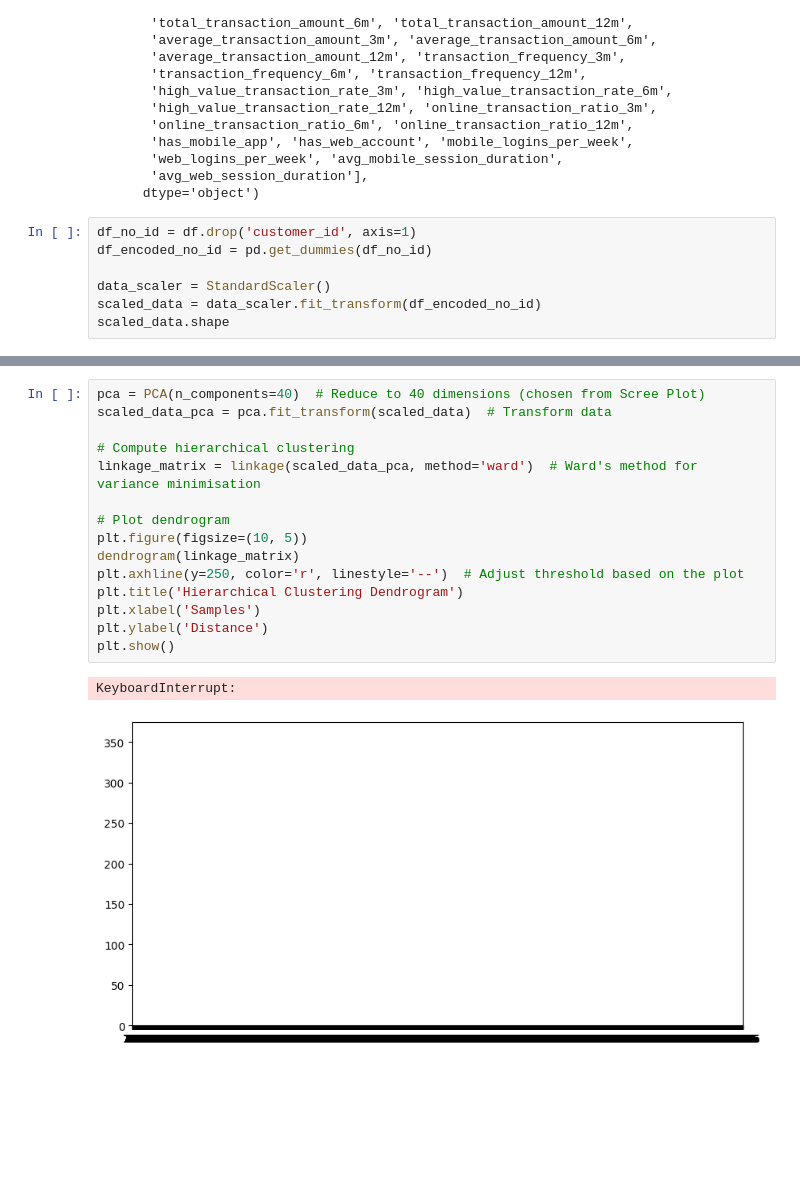
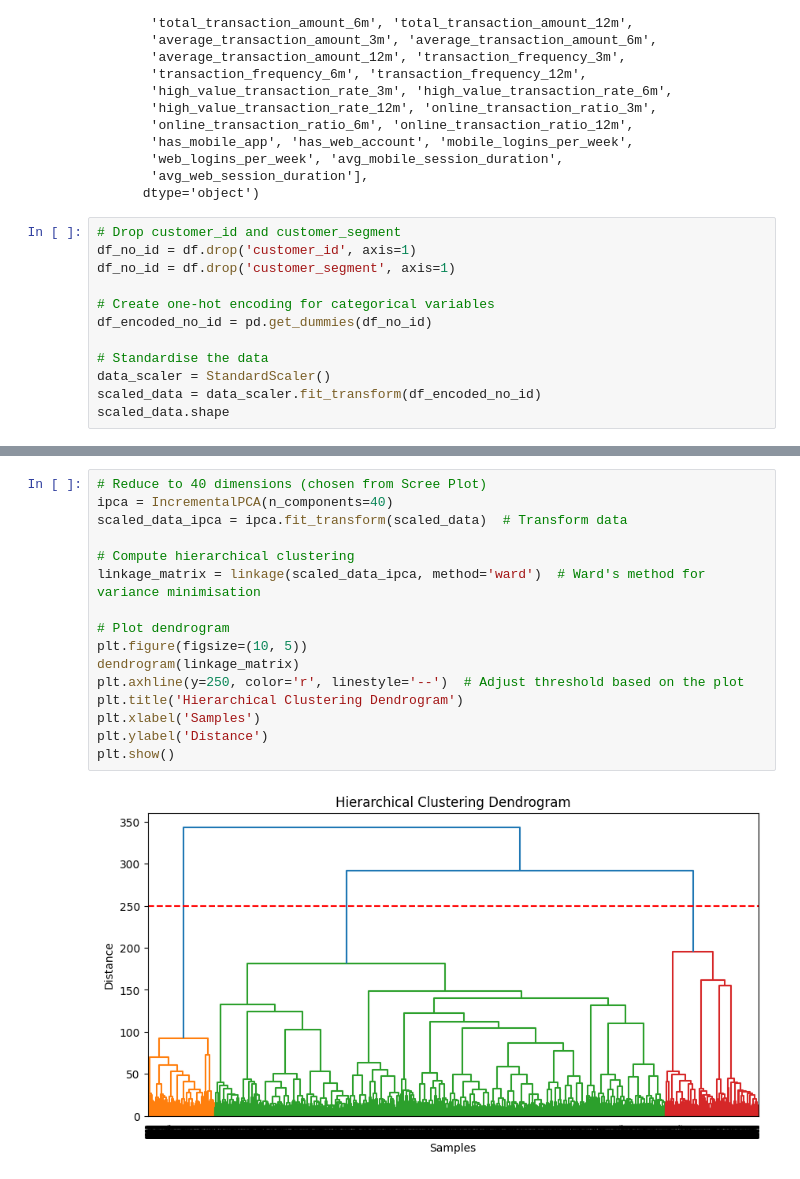
Before and after one commit to andrew250402/DSA3101-Project, a Jupyter notebook: Notebooks/a5-segmentation-updates.ipynb, the cells around one changed output, grey strips where cells are left out. Saved outputs shown, nothing was run; the diff lists cells and outputs as text; blank space fills up the shorter version.

Commit message:
Implemented IncrementalPCA for real-time segmentation

```diff
--- a/Notebooks/a5-segmentation-updates.ipynb
+++ b/Notebooks/a5-segmentation-updates.ipynb
@@ -173,9 +112,14 @@ Index(['customer_id', 'age', 'job', 'marital', 'education', 'credit_default',
        'avg_web_session_duration'],
       dtype='object')
 # %%
+# Drop customer_id and customer_segment
 df_no_id = df.drop('customer_id', axis=1)
+df_no_id = df.drop('customer_segment', axis=1)
+
+# Create one-hot encoding for categorical variables
 df_encoded_no_id = pd.get_dummies(df_no_id)
 
+# Standardise the data
 data_scaler = StandardScaler()
 scaled_data = data_scaler.fit_transform(df_encoded_no_id)
 scaled_data.shape
@@ -196,21 +146,21 @@ plt.show()
 # %%
-pca = PCA(n_components=40)  # Reduce to 40 dimensions (chosen from Scree Plot)
-scaled_data_pca = pca.fit_transform(scaled_data)  # Transform data
+# Reduce to 40 dimensions (chosen from Scree Plot)
+ipca = IncrementalPCA(n_components=40)
+scaled_data_ipca = ipca.fit_transform(scaled_data)  # Transform data
 
 # Compute hierarchical clustering
-linkage_matrix = linkage(scaled_data_pca, method='ward')  # Ward's method for variance minimisation
+linkage_matrix = linkage(scaled_data_ipca, method='ward')  # Ward's method for variance minimisation
 
 # Plot dendrogram
 plt.figure(figsize=(10, 5))
 dendrogram(linkage_matrix)
 plt.axhline(y=250, color='r', linestyle='--')  # Adjust threshold based on the plot
 plt.title('Hierarchical Clustering Dendrogram')
 plt.xlabel('Samples')
 plt.ylabel('Distance')
 plt.show()
 # %% [output]
-KeyboardInterrupt:
-[figure, old version]
+[figure, new version]
 # %%
 # Train BIRCH on historical data
 birch = Birch(threshold=0.5, branching_factor=50, n_clusters=3) # Number of clusters are decided from hierarchical clustering
```
Also changed, not shown: parts of 18 cells of this notebook, 3 other files.
